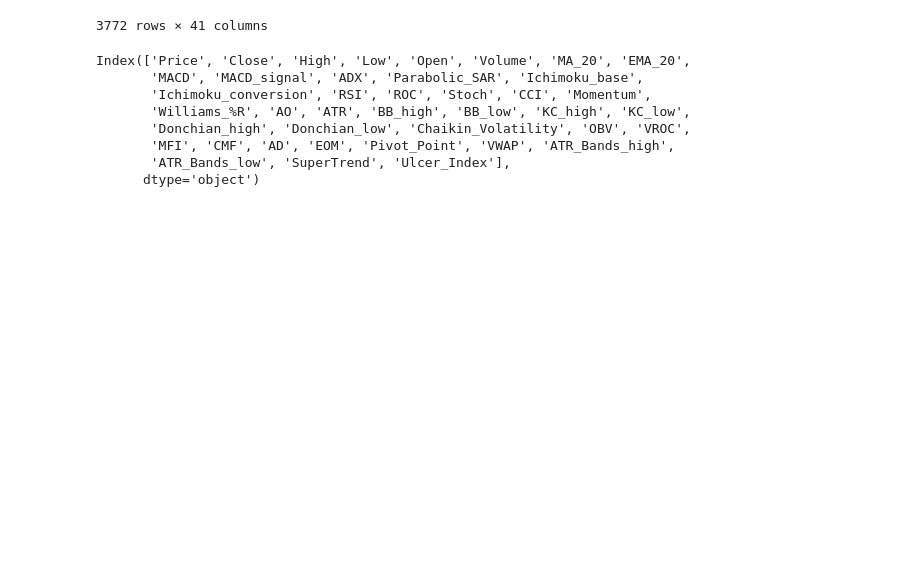
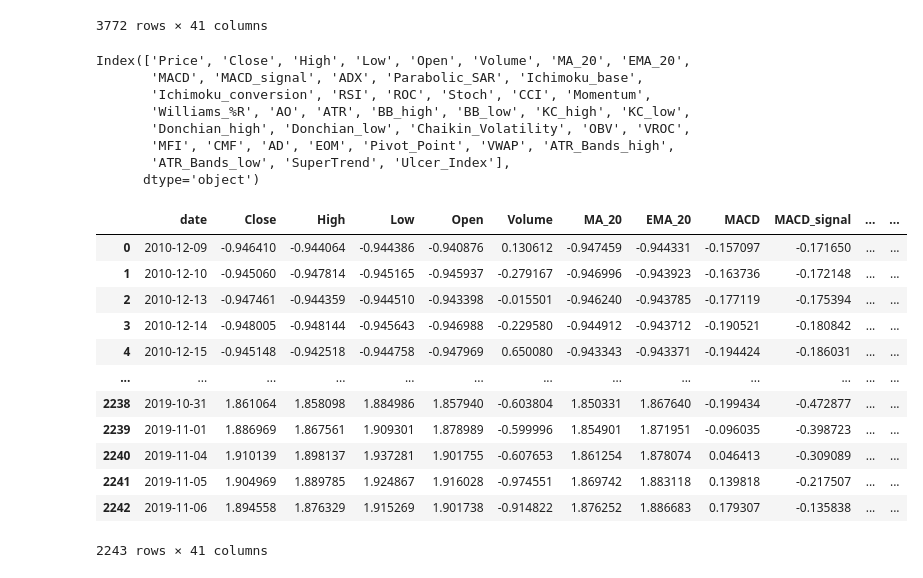
Before and after one commit to Karimme-T/Advanced-Trading-Strategies, a Jupyter notebook: feature_eng.ipynb, the cells around one changed output. Drawn from its saved outputs; the diff is of its cells as text; code cells hidden in the pictures; blank space fills up the shorter version.

```diff
--- a/feature_eng.ipynb
+++ b/feature_eng.ipynb
@@ -178,3 +178,19 @@ def preprocess(df):
     return train_scaled, val_scaled, test_scaled
 # %%
 train_scaled, val_scaled, test_scaled = preprocess(data_ind)
+# %%
+train_scaled
+# %% [output]
+|  | date | Close | High | Low | Open | Volume | MA_20 | EMA_20 | MACD | MACD_signal | ... | ... |
+| 0 | 2010-12-09 | -0.946410 | -0.944064 | -0.944386 | -0.940876 | 0.130612 | -0.947459 | -0.944331 | -0.157097 | -0.171650 | ... | ... |
+| 1 | 2010-12-10 | -0.945060 | -0.947814 | -0.945165 | -0.945937 | -0.279167 | -0.946996 | -0.943923 | -0.163736 | -0.172148 | ... | ... |
+| 2 | 2010-12-13 | -0.947461 | -0.944359 | -0.944510 | -0.943398 | -0.015501 | -0.946240 | -0.943785 | -0.177119 | -0.175394 | ... | ... |
+| 3 | 2010-12-14 | -0.948005 | -0.948144 | -0.945643 | -0.946988 | -0.229580 | -0.944912 | -0.943712 | -0.190521 | -0.180842 | ... | ... |
+| 4 | 2010-12-15 | -0.945148 | -0.942518 | -0.944758 | -0.947969 | 0.650080 | -0.943343 | -0.943371 | -0.194424 | -0.186031 | ... | ... |
+| ... | ... | ... | ... | ... | ... | ... | ... | ... | ... | ... | ... | ... |
+| 2238 | 2019-10-31 | 1.861064 | 1.858098 | 1.884986 | 1.857940 | -0.603804 | 1.850331 | 1.867640 | -0.199434 | -0.472877 | ... | ... |
+| 2239 | 2019-11-01 | 1.886969 | 1.867561 | 1.909301 | 1.878989 | -0.599996 | 1.854901 | 1.871951 | -0.096035 | -0.398723 | ... | ... |
+| 2240 | 2019-11-04 | 1.910139 | 1.898137 | 1.937281 | 1.901755 | -0.607653 | 1.861254 | 1.878074 | 0.046413 | -0.309089 | ... | ... |
+| 2241 | 2019-11-05 | 1.904969 | 1.889785 | 1.924867 | 1.916028 | -0.974551 | 1.869742 | 1.883118 | 0.139818 | -0.217507 | ... | ... |
+| 2242 | 2019-11-06 | 1.894558 | 1.876329 | 1.915269 | 1.901738 | -0.914822 | 1.876252 | 1.886683 | 0.179307 | -0.135838 | ... | ... |
+2243 rows × 41 columns
```
Also changed, not shown: parts of 1 cell of this notebook.
